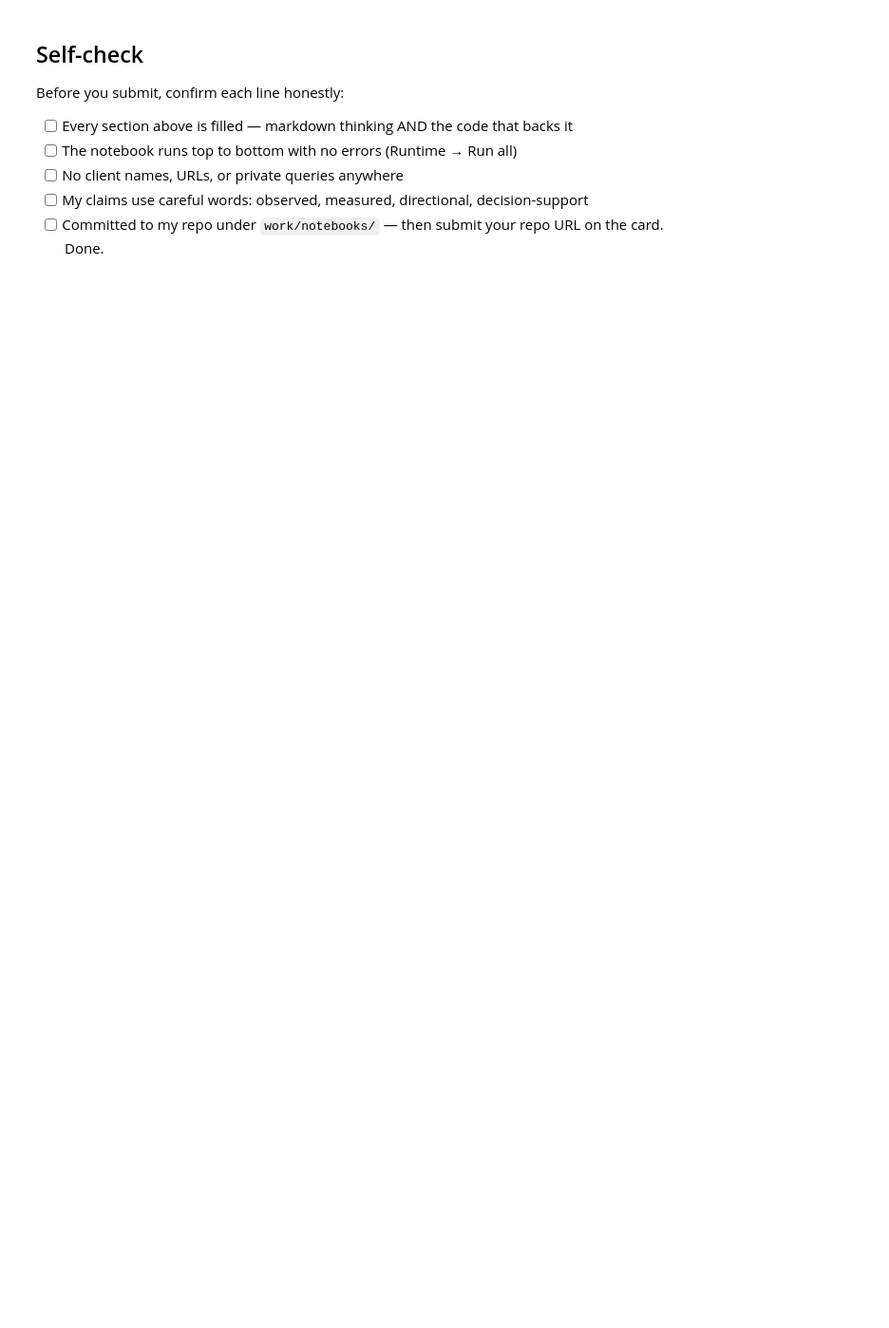
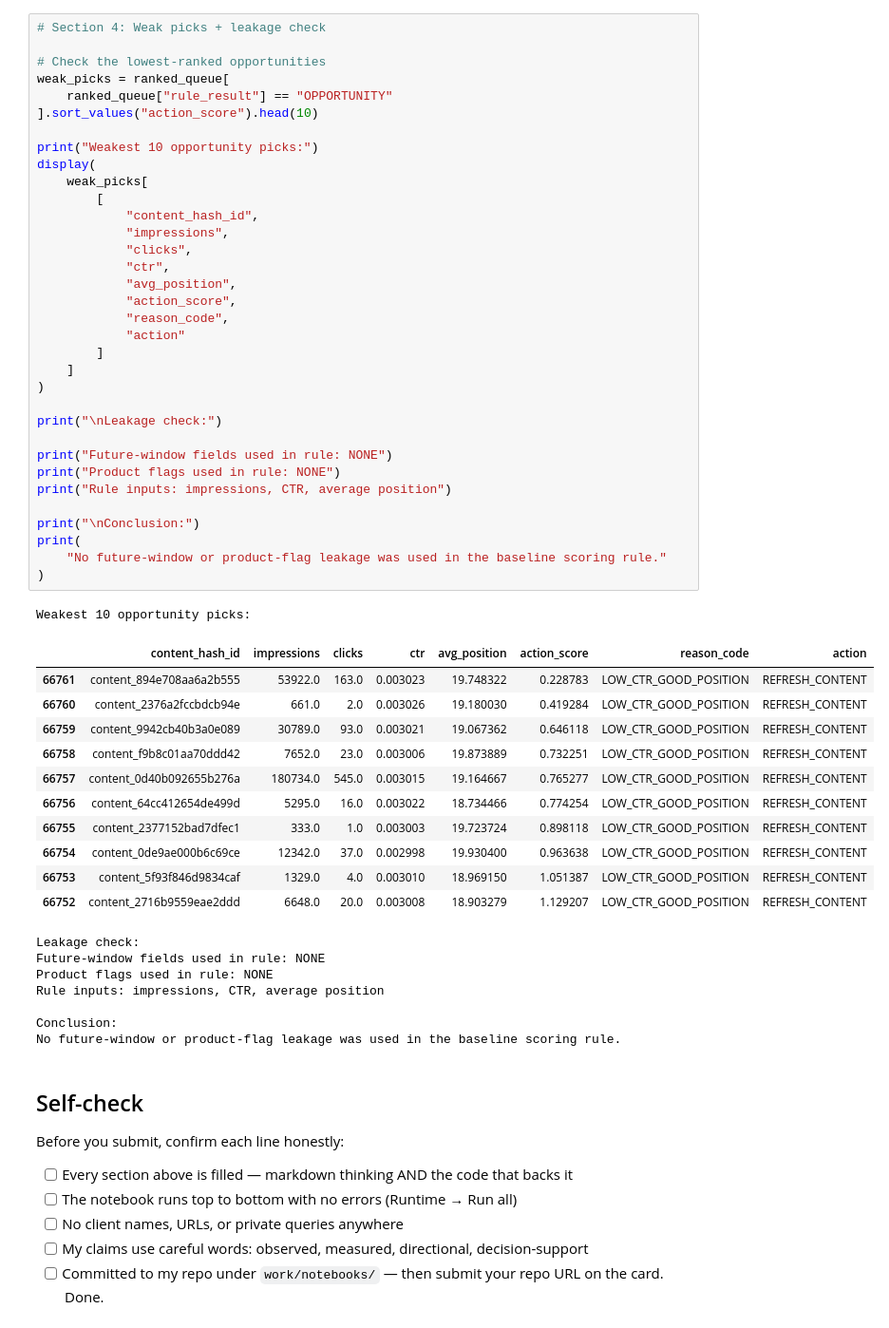
Before and after one commit to 124pritivarma6001-commits/flyrank_internship_ml, a Jupyter notebook: work/notebooks/w04_baseline_score.ipynb, the cells around one changed output. Shown at 95% size. Cells and saved outputs as stored; diff of their text form; blank space fills up the shorter version.

```diff
--- a/work/notebooks/w04_baseline_score.ipynb
+++ b/work/notebooks/w04_baseline_score.ipynb
@@ -37,3 +397,57 @@ This skeleton is yours to fill. Work the sections **in order** — each one has
+# %%
+# Section 4: Weak picks + leakage check
+
+# Check the lowest-ranked opportunities
+weak_picks = ranked_queue[
+    ranked_queue["rule_result"] == "OPPORTUNITY"
+].sort_values("action_score").head(10)
+
+print("Weakest 10 opportunity picks:")
+display(
+    weak_picks[
+        [
+            "content_hash_id",
+            "impressions",
+            "clicks",
+            "ctr",
+            "avg_position",
+            "action_score",
+            "reason_code",
+            "action"
+        ]
+    ]
+)
+
+print("\nLeakage check:")
+
+print("Future-window fields used in rule: NONE")
+print("Product flags used in rule: NONE")
+print("Rule inputs: impressions, CTR, average position")
+
+print("\nConclusion:")
+print(
+    "No future-window or product-flag leakage was used in the baseline scoring rule."
+)
+# %% [output]
+Weakest 10 opportunity picks:
+|  | content_hash_id | impressions | clicks | ctr | avg_position | action_score | reason_code | action |
+| 66761 | content_894e708aa6a2b555 | 53922.0 | 163.0 | 0.003023 | 19.748322 | 0.228783 | LOW_CTR_GOOD_POSITION | REFRESH_CONTENT |
+| 66760 | content_2376a2fccbdcb94e | 661.0 | 2.0 | 0.003026 | 19.180030 | 0.419284 | LOW_CTR_GOOD_POSITION | REFRESH_CONTENT |
+| 66759 | content_9942cb40b3a0e089 | 30789.0 | 93.0 | 0.003021 | 19.067362 | 0.646118 | LOW_CTR_GOOD_POSITION | REFRESH_CONTENT |
+| 66758 | content_f9b8c01aa70ddd42 | 7652.0 | 23.0 | 0.003006 | 19.873889 | 0.732251 | LOW_CTR_GOOD_POSITION | REFRESH_CONTENT |
+| 66757 | content_0d40b092655b276a | 180734.0 | 545.0 | 0.003015 | 19.164667 | 0.765277 | LOW_CTR_GOOD_POSITION | REFRESH_CONTENT |
+| 66756 | content_64cc412654de499d | 5295.0 | 16.0 | 0.003022 | 18.734466 | 0.774254 | LOW_CTR_GOOD_POSITION | REFRESH_CONTENT |
+| 66755 | content_2377152bad7dfec1 | 333.0 | 1.0 | 0.003003 | 19.723724 | 0.898118 | LOW_CTR_GOOD_POSITION | REFRESH_CONTENT |
+| 66754 | content_0de9ae000b6c69ce | 12342.0 | 37.0 | 0.002998 | 19.930400 | 0.963638 | LOW_CTR_GOOD_POSITION | REFRESH_CONTENT |
+| 66753 | content_5f93f846d9834caf | 1329.0 | 4.0 | 0.003010 | 18.969150 | 1.051387 | LOW_CTR_GOOD_POSITION | REFRESH_CONTENT |
+| 66752 | content_2716b9559eae2ddd | 6648.0 | 20.0 | 0.003008 | 18.903279 | 1.129207 | LOW_CTR_GOOD_POSITION | REFRESH_CONTENT |
+Leakage check:
+Future-window fields used in rule: NONE
+Product flags used in rule: NONE
+Rule inputs: impressions, CTR, average position
+
+Conclusion:
+No future-window or product-flag leakage was used in the baseline scoring rule.
 # %% [markdown]
 ## Self-check
 
```
Also changed, not shown: parts of 20 cells of this notebook.
